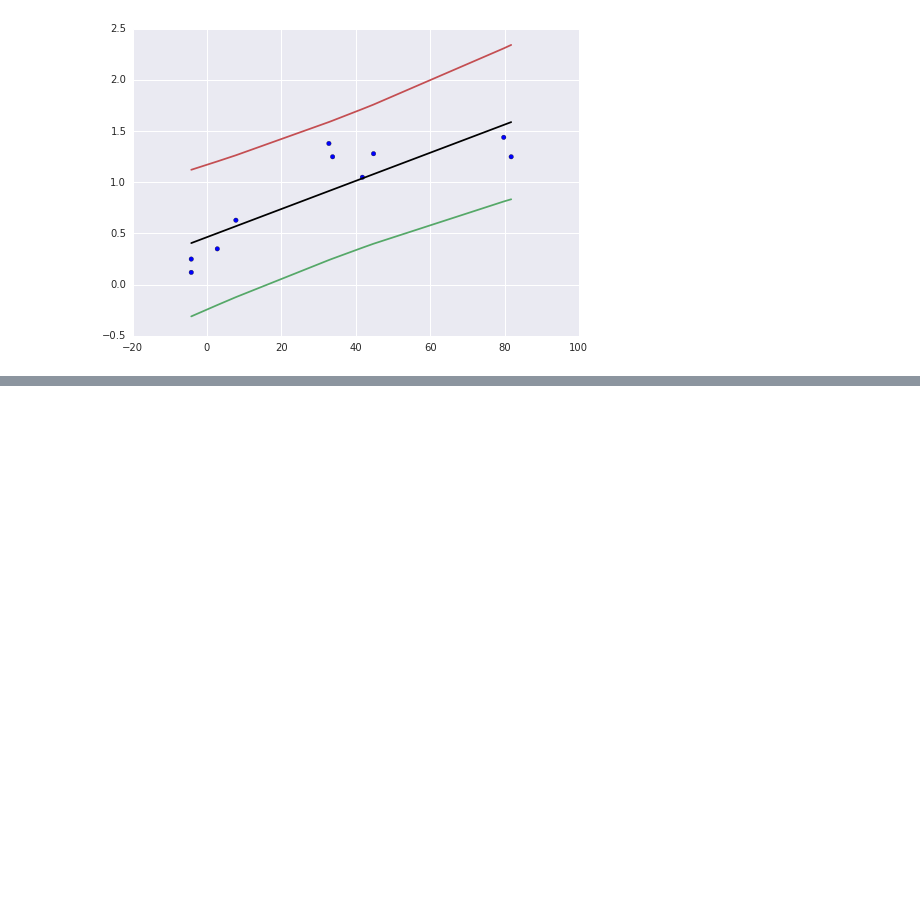
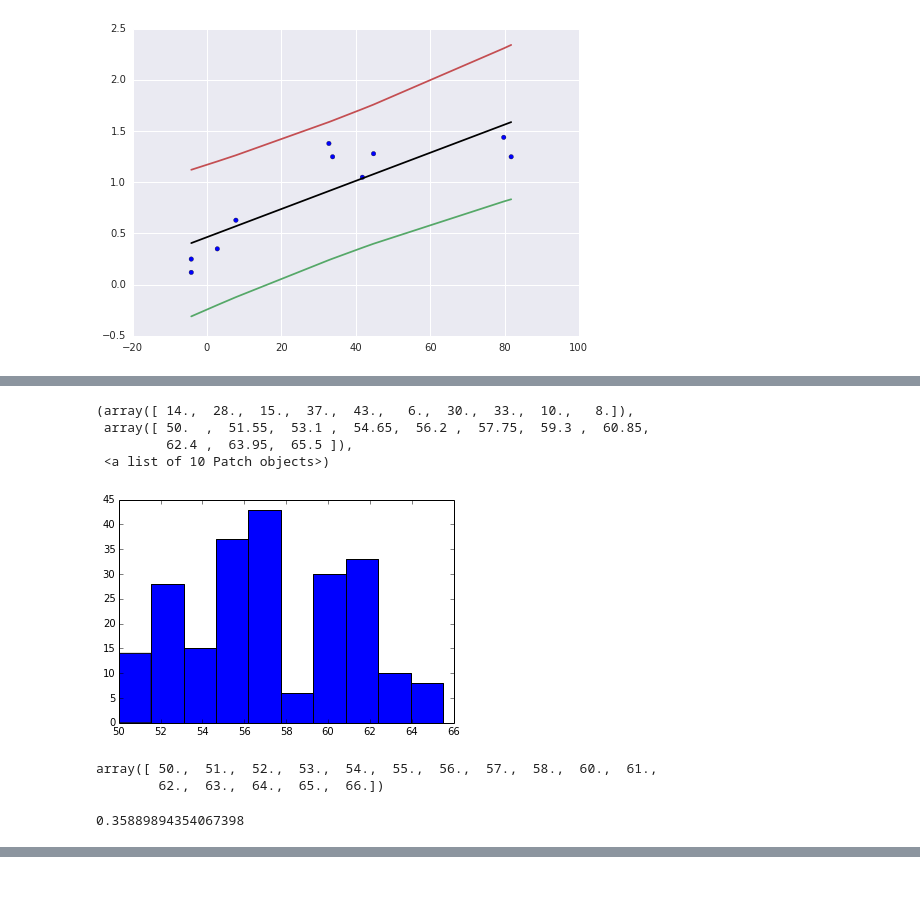
Before and after one commit to saint-germain/estrellas, a Jupyter notebook: confidenceintervals.ipynb, the cells around one changed output, grey strips where cells are left out. Saved outputs shown, nothing was run; the diff lists cells and outputs as text; code cells hidden in the pictures; blank space fills up the shorter version.

```diff
--- a/confidenceintervals.ipynb
+++ b/confidenceintervals.ipynb
@@ -78,0 +115,14 @@ plt.plot(A,slope*A+intercept+tcrit*sterr*np.sqrt(1+1./len(A)+(A-np.mean(A))**2/n
+# %%
+plt.hist(df1.SpT)
+# %% [output]
+(array([ 14.,  28.,  15.,  37.,  43.,   6.,  30.,  33.,  10.,   8.]),
+ array([ 50.  ,  51.55,  53.1 ,  54.65,  56.2 ,  57.75,  59.3 ,  60.85,
+         62.4 ,  63.95,  65.5 ]),
+ <a list of 10 Patch objects>)
+[figure, added]
+# %%
+listspt=np.unique(np.around(df1.SpT,0))
+listspt
+# %% [output]
+array([ 50.,  51.,  52.,  53.,  54.,  55.,  56.,  57.,  58.,  60.,  61.,
+        62.,  63.,  64.,  65.,  66.])
@@ -78,0 +131,5 @@ plt.plot(A,slope*A+intercept+tcrit*sterr*np.sqrt(1+1./len(A)+(A-np.mean(A))**2/n
+# %%
+szsp=np.sqrt(len(listspt))
+np.mod(szsp,4)
+# %% [output]
+0.35889894354067398
```
Also changed, not shown: parts of 14 cells of this notebook, 2 other files.
